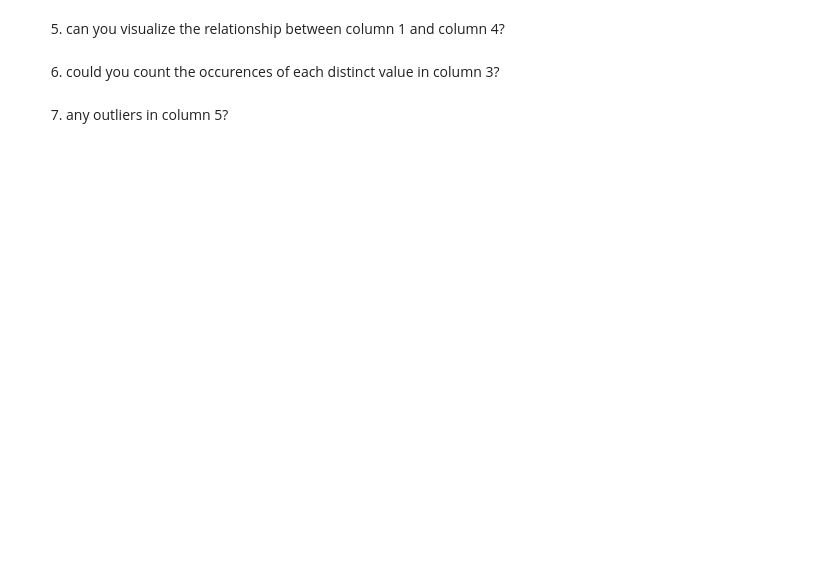
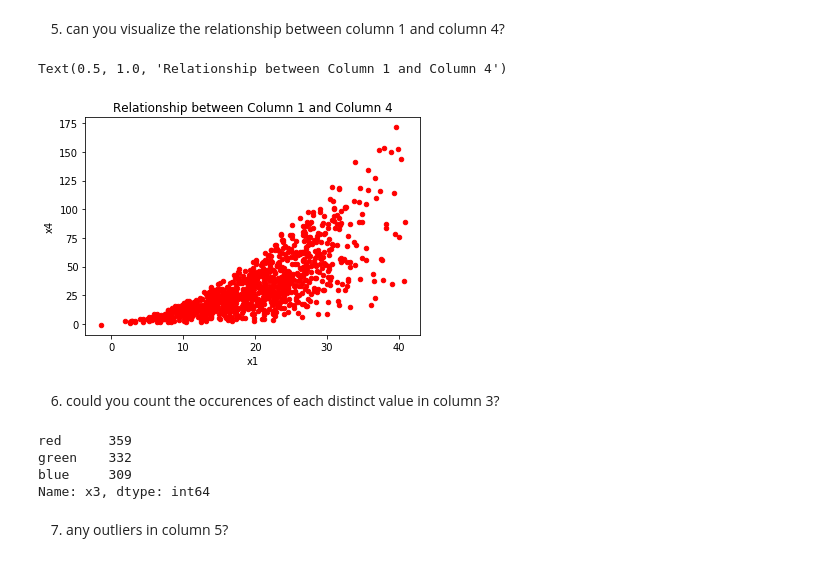
Before and after one commit to azamat1ch/interview_W20IS006, a Jupyter notebook: interview_questions_for_W20IS006.ipynb, the cells around one changed output. Saved outputs shown, nothing was run; the diff lists cells and outputs as text; code cells hidden in the pictures; blank space fills up the shorter version.

```diff
--- a/interview_questions_for_W20IS006.ipynb
+++ b/interview_questions_for_W20IS006.ipynb
@@ -68,6 +142,19 @@ please limit the use of package to
 # %% [markdown]
 5. can you visualize the relationship between column 1 and column 4?
+# %%
+data.plot(kind='scatter',x='x1',y='x4', color='red');
+plt.title('Relationship between Column 1 and Column 4')
+# %% [output]
+Text(0.5, 1.0, 'Relationship between Column 1 and Column 4')
+[figure, added]
 # %% [markdown]
 6. could you count the occurences of each distinct value in column 3?
+# %%
+data['x3'].value_counts()
+# %% [output]
+red      359
+green    332
+blue     309
+Name: x3, dtype: int64
 # %% [markdown]
 7. any outliers in column 5?
```
Also changed, not shown: parts of 17 cells of this notebook.
